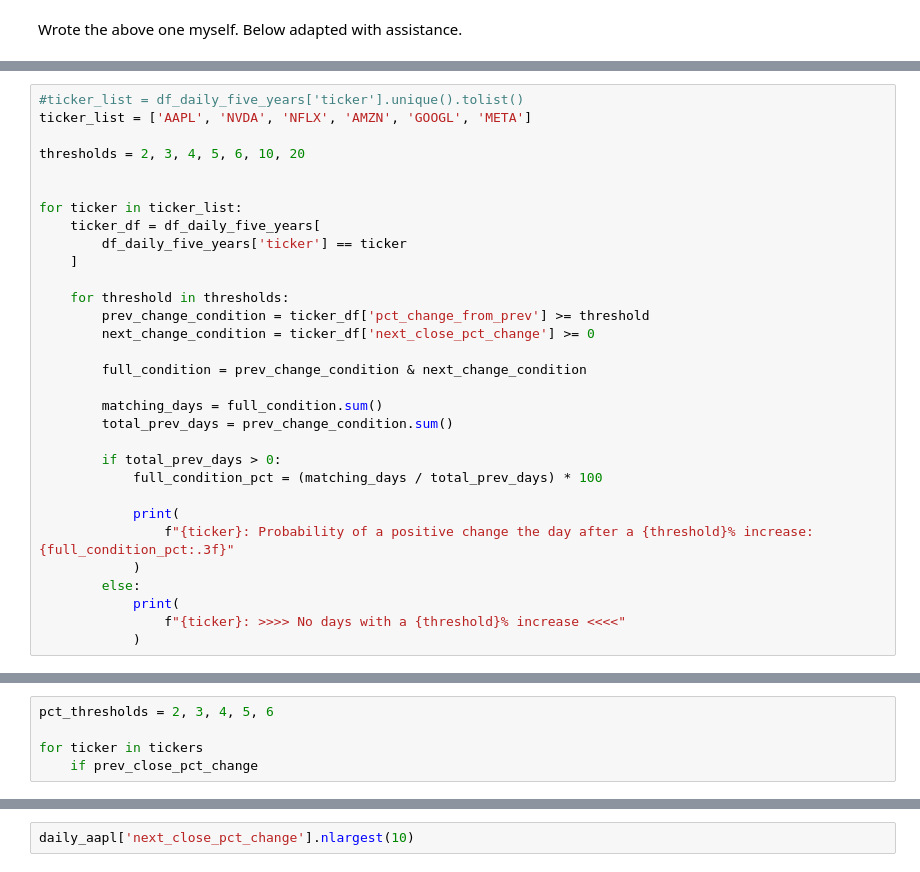
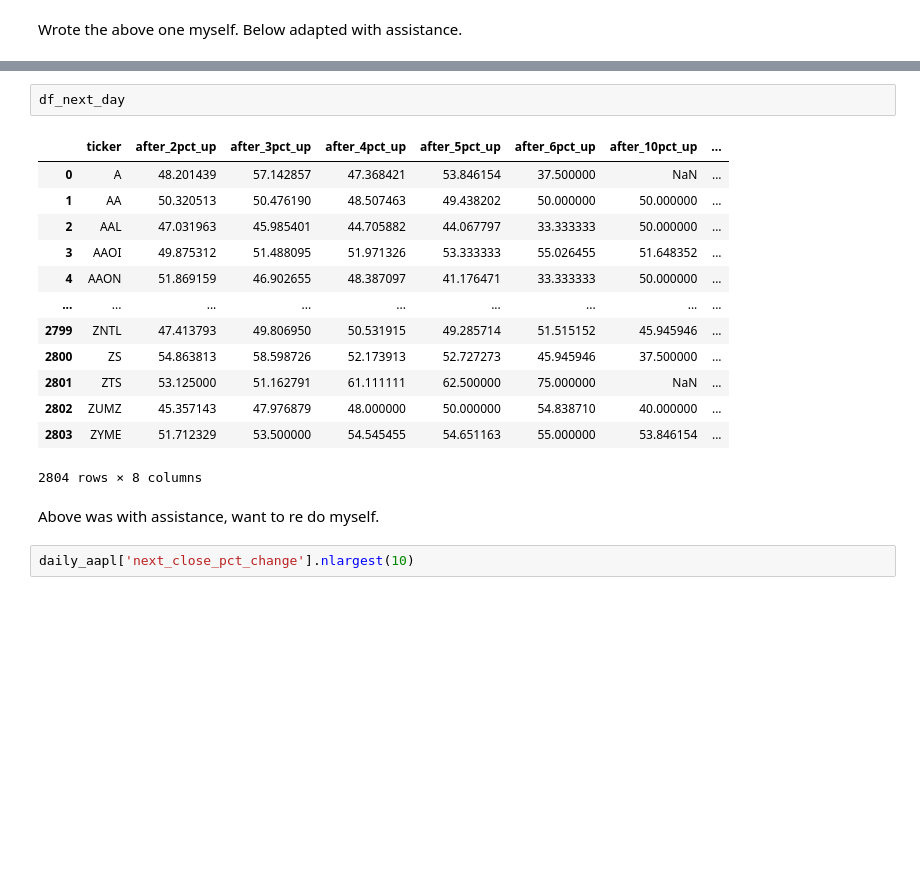
Before and after one commit to matthewcavanaugh96/megalabs, a Jupyter notebook: stock_prediction/PART1 b - EDA.ipynb, the cells around one changed output, grey strips where cells are left out. Drawn from its saved outputs; the diff is of its cells as text; blank space fills up the shorter version.

```diff
--- a/stock_prediction/PART1 b - EDA.ipynb
+++ b/stock_prediction/PART1 b - EDA.ipynb
@@ -465,31 +449,0 @@ Can I make the calculations save to a dataframe instead?
-# %%
-#ticker_list = df_daily_five_years['ticker'].unique().tolist()
-ticker_list = ['AAPL', 'NVDA', 'NFLX', 'AMZN', 'GOOGL', 'META']
-
-thresholds = 2, 3, 4, 5, 6, 10, 20
-
-
-for ticker in ticker_list:
-    ticker_df = df_daily_five_years[
-        df_daily_five_years['ticker'] == ticker
-    ]
-
-    for threshold in thresholds:
-        prev_change_condition = ticker_df['pct_change_from_prev'] >= threshold
-        next_change_condition = ticker_df['next_close_pct_change'] >= 0
-
-        full_condition = prev_change_condition & next_change_condition
-
-        matching_days = full_condition.sum()
-        total_prev_days = prev_change_condition.sum()
-
-        if total_prev_days > 0:
-            full_condition_pct = (matching_days / total_prev_days) * 100
-
-            print(
-                f"{ticker}: Probability of a positive change the day after a {threshold}% increase: {full_condition_pct:.3f}"
-            )
-        else:
-            print(
-                f"{ticker}: >>>> No days with a {threshold}% increase <<<<"
-            )
@@ -541,5 +449,0 @@ daily_aapl_two_years
-# %%
-pct_thresholds = 2, 3, 4, 5, 6
-
-for ticker in tickers
-    if prev_close_pct_change
@@ -562,3 +496,21 @@ daily_aapl
+# %%
+df_next_day
+# %% [output]
+|  | ticker | after_2pct_up | after_3pct_up | after_4pct_up | after_5pct_up | after_6pct_up | after_10pct_up | ... |
+| 0 | A | 48.201439 | 57.142857 | 47.368421 | 53.846154 | 37.500000 | NaN | ... |
+| 1 | AA | 50.320513 | 50.476190 | 48.507463 | 49.438202 | 50.000000 | 50.000000 | ... |
+| 2 | AAL | 47.031963 | 45.985401 | 44.705882 | 44.067797 | 33.333333 | 50.000000 | ... |
+| 3 | AAOI | 49.875312 | 51.488095 | 51.971326 | 53.333333 | 55.026455 | 51.648352 | ... |
+| 4 | AAON | 51.869159 | 46.902655 | 48.387097 | 41.176471 | 33.333333 | 50.000000 | ... |
+| ... | ... | ... | ... | ... | ... | ... | ... | ... |
+| 2799 | ZNTL | 47.413793 | 49.806950 | 50.531915 | 49.285714 | 51.515152 | 45.945946 | ... |
+| 2800 | ZS | 54.863813 | 58.598726 | 52.173913 | 52.727273 | 45.945946 | 37.500000 | ... |
+| 2801 | ZTS | 53.125000 | 51.162791 | 61.111111 | 62.500000 | 75.000000 | NaN | ... |
+| 2802 | ZUMZ | 45.357143 | 47.976879 | 48.000000 | 50.000000 | 54.838710 | 40.000000 | ... |
+| 2803 | ZYME | 51.712329 | 53.500000 | 54.545455 | 54.651163 | 55.000000 | 53.846154 | ... |
+2804 rows × 8 columns
+# %% [markdown]
+Above was with assistance, want to re do myself.
 # %%
 daily_aapl['next_close_pct_change'].nlargest(10)
 # %% [output]
```
Also changed, not shown: parts of 31 cells of this notebook, 1 other file.
